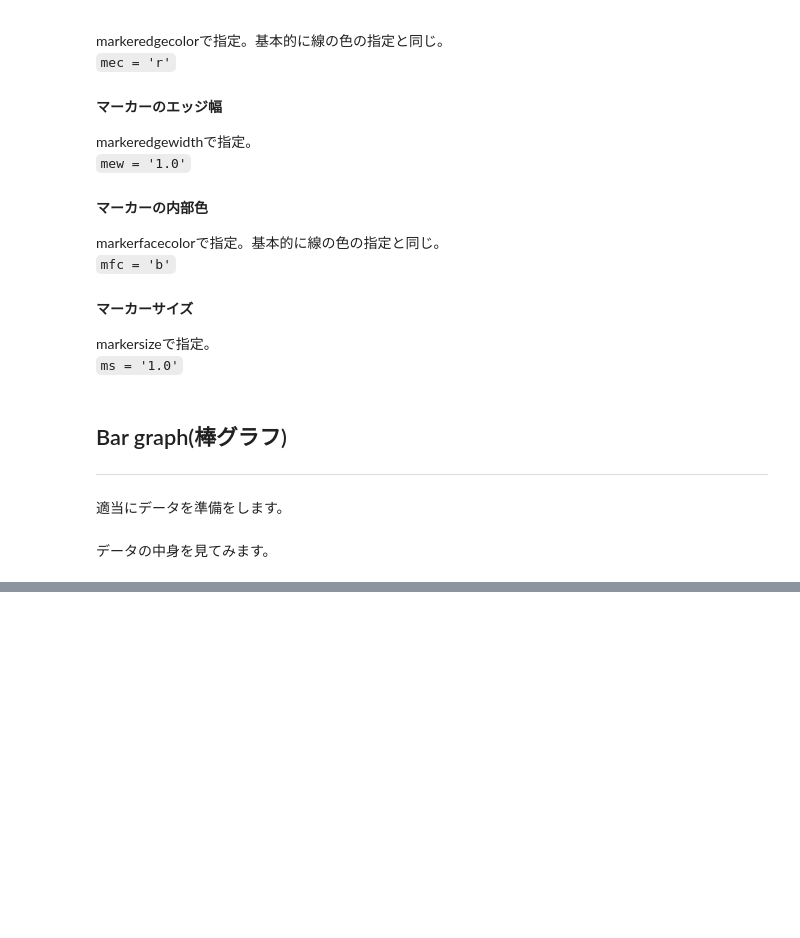
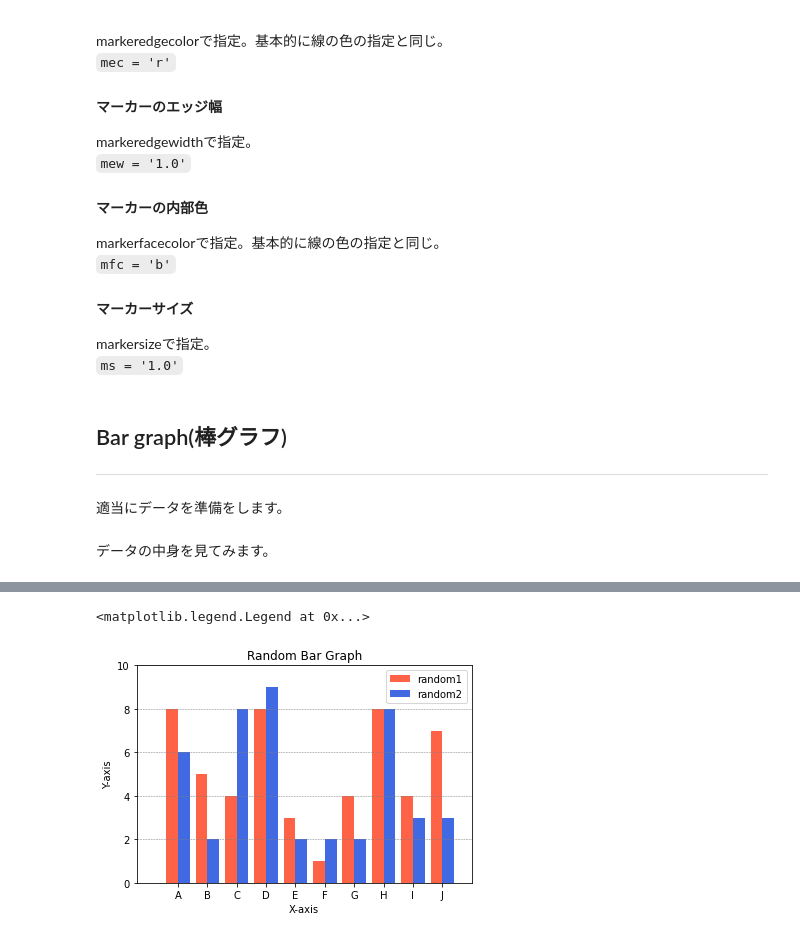
Before and after one commit to ash-coding/machine_learning, a Jupyter notebook: graph_template.ipynb, the cells around one changed output, grey strips where cells are left out. Saved outputs shown, nothing was run; the diff lists cells and outputs as text; code cells hidden in the pictures; blank space fills up the shorter version.

```diff
--- a/graph_template.ipynb
+++ b/graph_template.ipynb
@@ -135,2 +131,7 @@ y_barGraph = [1, 2, 3]
+# %%
+x_barGraph = ['A', 'B', 'C', 'D', 'E', 'F', 'G', 'H', 'I', 'J']
+n = len(x_barGraph)
+y1_barGraph = np.random.randint(1, 10, n)
+y2_barGraph = np.random.randint(1, 10, n)
 # %% [markdown]
 データの中身を見てみます。
@@ -153,0 +154,28 @@ ax_bar.bar(x_barGraph, y_barGraph)
+# %%
+# 1. FigureとAxesを準備
+fig_bar, ax_bar = plt.subplots()
+
+# 2. グラフタイトルを設定
+ax_bar.set_title("Random Bar Graph")
+
+# 3. X軸、y軸キャプションを設定
+ax_bar.set_xlabel("X-axis")
+ax_bar.set_ylabel("Y-axis")
+
+# 4. X軸、y軸の範囲を指定
+width = 0.4
+ax_bar.set_xlim([-1 - width / 2, n + width / 2])
+ax_bar.set_ylim([0, 10])
+
+# 5. 目盛線を表示
+ax_bar.grid(axis = 'y', color = 'gray', ls = '--', lw = 0.5)
+
+# 6. プロット
+ax_bar.bar(np.arange(n) - width / 2, y1_barGraph, label = "random1", color = 'tomato', width = width, tick_label = x_barGraph, align = 'edge')
+ax_bar.bar(np.arange(n) + width / 2, y2_barGraph, label = "random2", color = '#4169e1', width = width, tick_label = x_barGraph, align = 'edge')
+
+# 7. 凡例を表示
+ax_bar.legend()
+# %% [output]
+<matplotlib.legend.Legend at 0x...>
+[figure, added]
```
Also changed, not shown: parts of 7 cells of this notebook.
